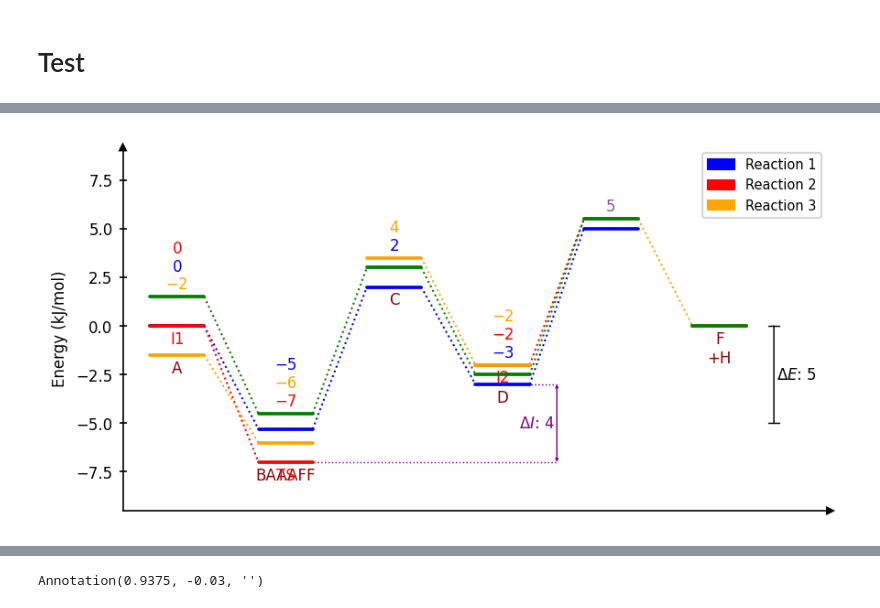
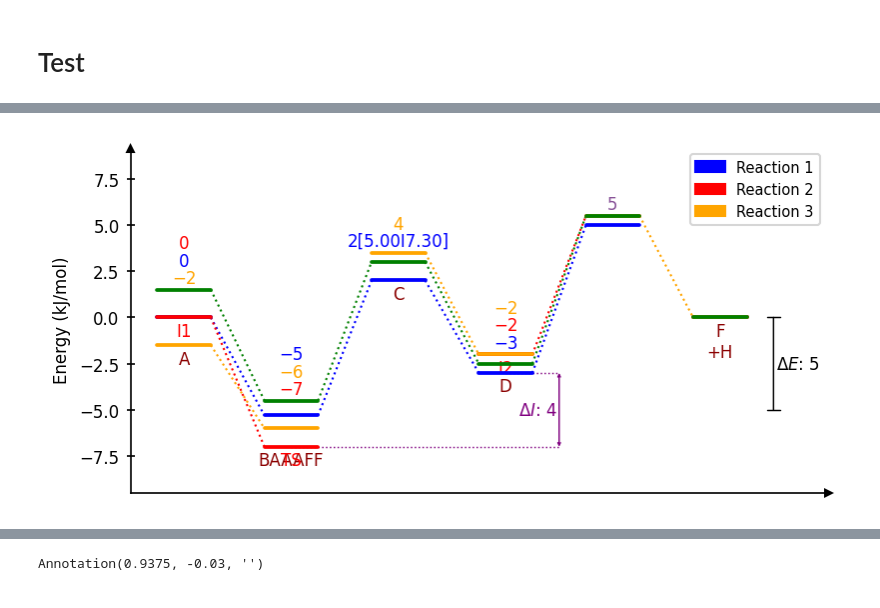
Before and after one commit to Tonner-Zech-Group/chem-diagrams, a Jupyter notebook: examples/test_use.ipynb, the cells around one changed output, grey strips where cells are left out. Saved outputs shown, nothing was run; the diff lists cells and outputs as text; code cells hidden in the pictures.

Commit message:
Add method for displaying activation barriers

```diff
--- a/examples/test_use.ipynb
+++ b/examples/test_use.ipynb
@@ -102,7 +102,20 @@ dia1.add_path_labels(
 
 )
 
-dia1.fig.tight_layout()
+
+dia1.display_activation_barriers(
+    x_positions=[2,4],
+    direction="both",
+    seperator="I",
+    exclude_paths=["Reaction 2", "Reaction 3"],
+    append_to_existing=True,
+    n_decimals=2,
+    switch_order=True,
+    brackets=("[", "]")
+
+)
+
+#dia1.fig.tight_layout()
 
 dia1.show()
 # %% [output]
@@ -110,3 +126,3 @@ dia1.show()
 Figure size is 6 x 3 inches.
-[figure, old version]
+[figure, new version]
 # %%
```
Also changed, not shown: parts of 2 cells of this notebook, 14 other files.
